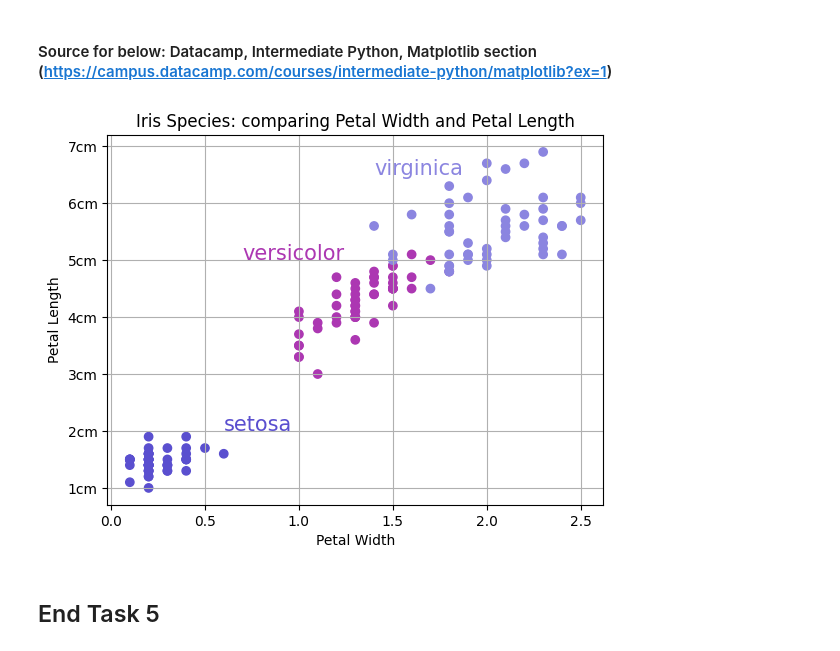
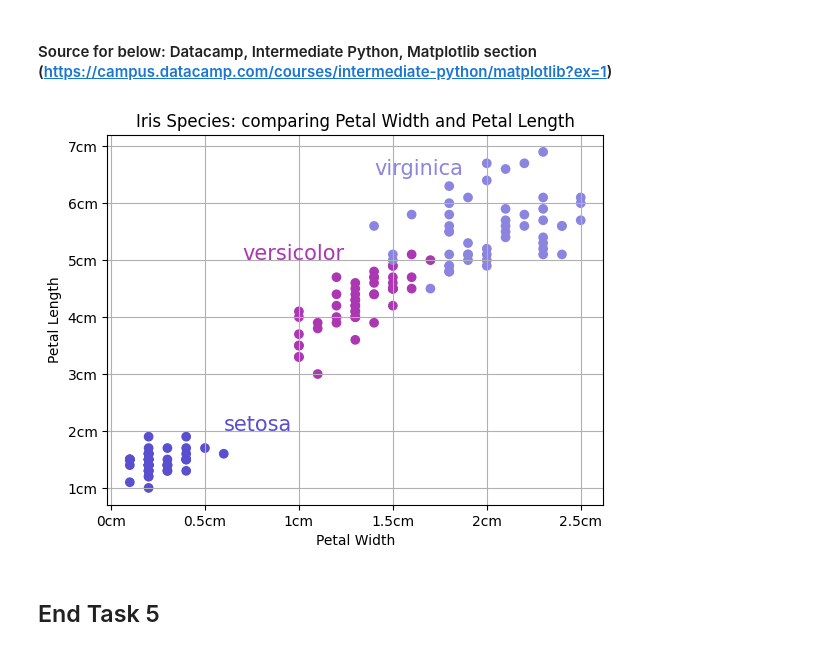
Before and after one commit to FaolanH/principles_of_data_analytics, a Jupyter notebook: tasks.ipynb, the cells around one changed output. Drawn from its saved outputs; the diff is of its cells as text; code cells hidden in the pictures.

```diff
--- a/tasks.ipynb
+++ b/tasks.ipynb
@@ -554,27 +554,33 @@ colours = pd_iris_data['species'].map(col)
 # %%
 # Setting the x axis
 x = pd_iris_data ['petal_width']
 # Setting the y axis
 y = pd_iris_data ['petal_length']
 
 # Setting the title
 plt.title ('Iris Species: comparing Petal Width and Petal Length')
+# Setting the x axis label
 plt.xlabel ('Petal Width')
+# Setting the y axis label
 plt.ylabel ('Petal Length')
 
+# Setting the y tick value to cm for better clarity
 plt.yticks ([1,2,3,4,5,6,7], ['1cm', '2cm', '3cm', '4cm', '5cm', '6cm', '7cm'])
+# Setting the x tick value to cm for better clarity
+plt.xticks ([0.0,0.5,1.0,1.5,2.0,2.5], ['0cm', '0.5cm', '1cm', '1.5cm', '2cm', '2.5cm'])
 
 # Adding in a grid for context
 plt.grid(True);
 
 #labelling the colours:
 plt.text(0.6,2, 'setosa', c = '#5A4FCF', size = 15)
 plt.text(0.7,5, 'versicolor', c = '#AC37B2', size = 15)
 plt.text(1.4,6.5, 'virginica', c = '#8B85E0', size = 15)
 
+# Plotting the data on a scatterplot
 plt.scatter(x, y, c = colours);
 # %% [output]
-[figure, old version]
+[figure, new version]
 # %% [markdown]
 ## End Task 5
 # %% [markdown]
```
Also changed, not shown: parts of 10 cells of this notebook.
